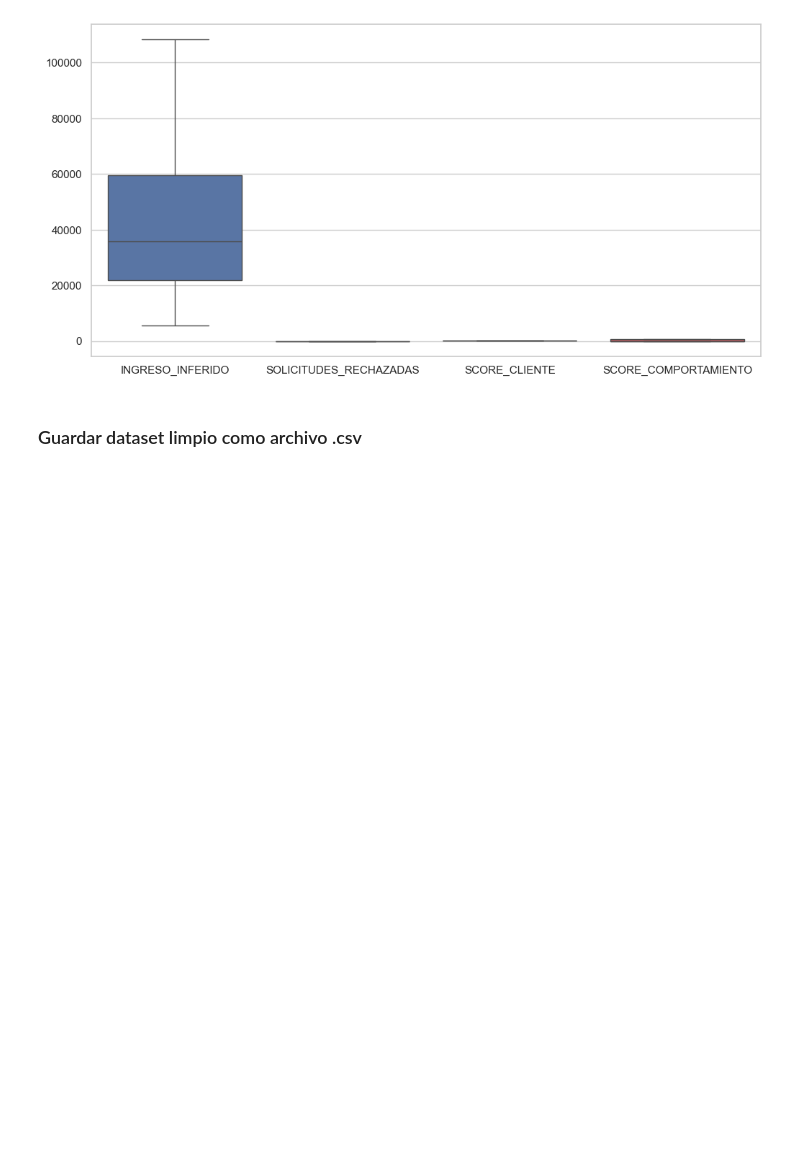
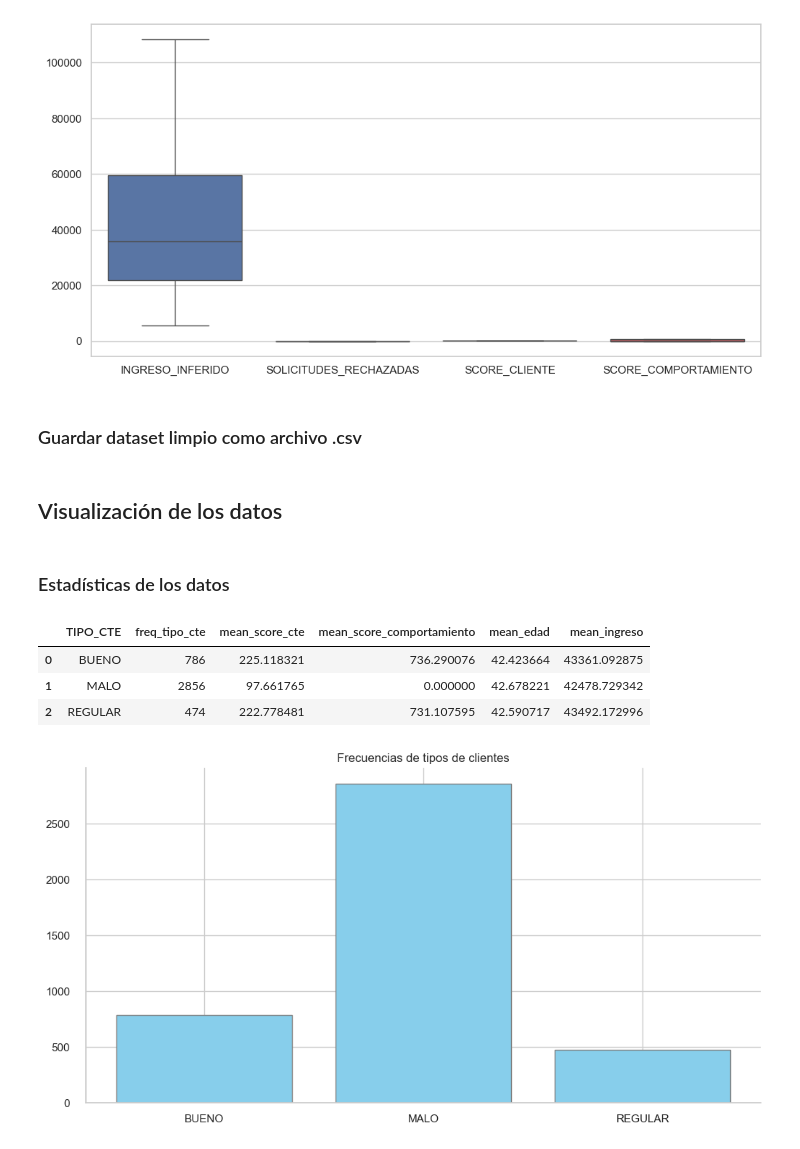
Before and after one commit to ElliotDM/inf_bancaria, a Jupyter notebook: notebooks/reporte.ipynb, the cells around one changed output. Drawn from its saved outputs; the diff is of its cells as text; code cells hidden in the pictures; blank space fills up the shorter version.

Commit message:
Visualizacion de los datos

```diff
--- a/notebooks/reporte.ipynb
+++ b/notebooks/reporte.ipynb
@@ -247,3 +247,21 @@ sns.boxplot(data=df_clean[["INGRESO_INFERIDO",
 from inf_bancaria.config import clean_data_path
 # %%
 df_clean.to_csv(clean_data_path, index=False)
+# %% [markdown]
+<h2>Visualización de los datos</h2>
+# %% [markdown]
+<h3>Estadísticas de los datos</h3>
+# %%
+df_group = df_clean.groupby(by="TIPO_CTE", as_index=False).agg(
+    freq_tipo_cte=("TIPO_CTE", 'count'),
+    mean_score_cte=("SCORE_CLIENTE", 'mean'),
+    mean_score_comportamiento=("SCORE_COMPORTAMIENTO", 'mean'),
+    mean_edad=("EDAD", 'mean'),
+    mean_ingreso=("INGRESO_INFERIDO", 'mean'),
+)
+df_group
+# %% [output]
+|  | TIPO_CTE | freq_tipo_cte | mean_score_cte | mean_score_comportamiento | mean_edad | mean_ingreso |
+| 0 | BUENO | 786 | 225.118321 | 736.290076 | 42.423664 | 43361.092875 |
+| 1 | MALO | 2856 | 97.661765 | 0.000000 | 42.678221 | 42478.729342 |
+| 2 | REGULAR | 474 | 222.778481 | 731.107595 | 42.590717 | 43492.172996 |
@@ -249,0 +270,4 @@ df_clean.to_csv(clean_data_path, index=False)
+# %%
+distribution(df_group["TIPO_CTE"], df_group["freq_tipo_cte"], "Frecuencias de tipos de clientes")
+# %% [output]
+[figure, added]
```
Also changed, not shown: parts of 15 cells of this notebook, 10 other files.
